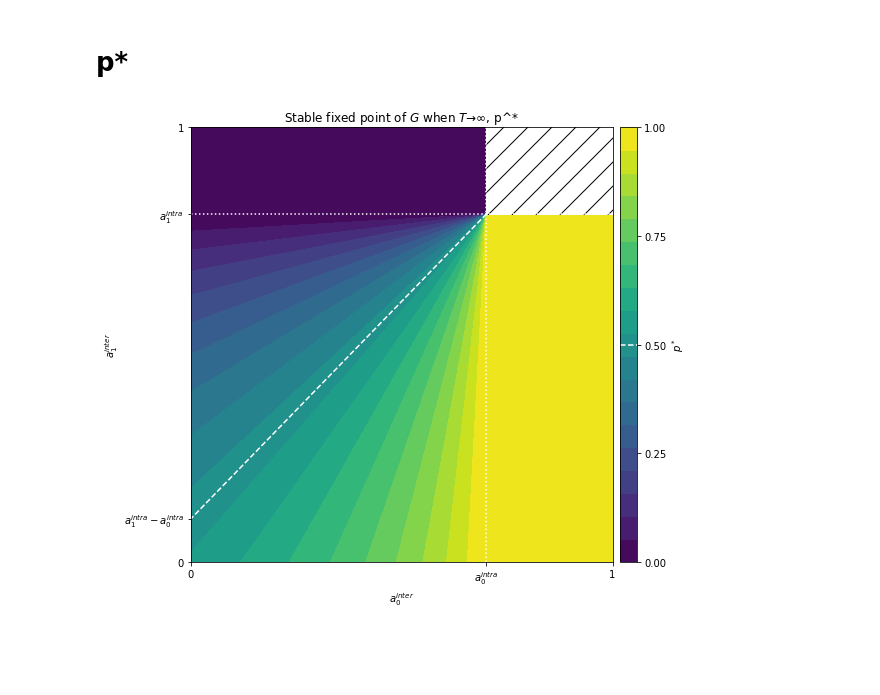
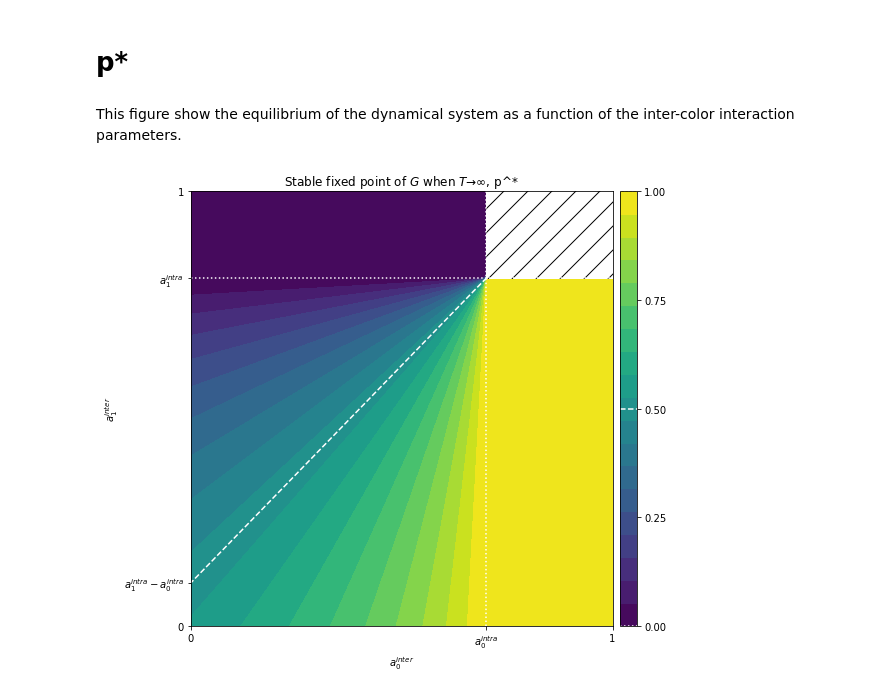
Before and after one commit to elifesciences-publications/estaudel, a Jupyter notebook: evolution_of_heredity/Supplementary_figures.ipynb, the cells around one changed output. Drawn from its saved outputs; the diff is of its cells as text; code cells hidden in the pictures; blank space fills up the shorter version.

```diff
--- a/evolution_of_heredity/Supplementary_figures.ipynb
+++ b/evolution_of_heredity/Supplementary_figures.ipynb
@@ -317,30 +31,0 @@ NameError: name 'get_segments' is not defined
-# %%
-for p in param:
-    A = p['a']
-    B = p['B']
-    r = p['r']
-    asymptotic_pstar = ehd.pstar(A)
-    g = ehd.get_gfunc(r,A,B)
-    t,pstar = ehd.continuation_on_T(g, t0=1, tf=1e-3, start=asymptotic_pstar)
-    stab = ehd.stability_of_01(g, t0=1, tf=1e-3)
-    tstar = ehd.tstar(r, A, B, precise=True)
-
-    fig = plt.figure(figsize=(12,4))
-    ax = plt.subplot2grid((1,3),(0,0),1,2)
-    for k,v in stab.items():
-        for seg in v:
-            ax.hlines(k,seg[1][0],seg[1][1],
-                      linestyles='-' if seg[0] else '--',
-                      color='C0',
-                      label='Stable' if seg[0] else 'Instable')
-
-
-    ax.vlines(tstar,0,1, linestyles=':', lw=1,color='C1', label='$T^*$')
-    ax.hlines(asymptotic_pstar,0,1, linestyles=':',lw=1, color='C2', label='$p^*$')
-
-
-    ax.plot(t,pstar, color='C0',label='Stable')
-    handles, labels = plt.gca().get_legend_handles_labels()
-    by_label = OrderedDict(zip(labels, handles))
-    plt.legend(by_label.values(), by_label.keys(), loc='center left')
-    ax.set(ylabel='Fixed points of G', xlabel='Duration of growth phase, T')
@@ -363,3 +360,5 @@ import estaudel.heredity.deterministic
+# %% [markdown]
+This figure show the equilibrium of the dynamical system as a function of the inter-color interaction parameters.
 # %%
 xx = np.linspace(0,1,200)
 Xa,Ya = np.meshgrid(xx,xx)
@@ -370,37 +369,38 @@ f = np.vectorize(lambda x,y: estaudel.heredity.deterministic.pstar(np.array([[a0
 Za = f(Xa,Ya)
 
 ticks = [0,0.25,0.5,0.75,1]
 levels = np.linspace(0,1,20)
 
 fig, ax = plt.subplots(1,1, figsize=(8,8))
-cax = make_axes_locatable(ax).append_axes("right", size="4%", pad=0.11)
+div = make_axes_locatable(ax)
+cax = div.append_axes("right", size="4%", pad=0.11)
 
 # Background
 im = ax.contourf(Xa, Ya, Za, cmap='viridis', levels=levels)
 ax.contourf(Xa, Ya, np.int_(np.isnan(Za)), colors='white', levels=[0.1,1],  hatches='/')
 ax.contour(Xa,Ya,Za,colors='w',linestyles='--',levels=[0.5])
 
 # Colorbar
-fig.colorbar(im, cax=cax, ticks=ticks,
-             label=r'$p^*$')
-cax.hlines(0.5,0,1,color='w',linestyles='--')
+cb = plt.colorbar(im, cax=cax, ticks=ticks,)
 ax.hlines(a1,0,1,color='w',linestyles=':')
 ax.vlines(a0,0,1,color='w',linestyles=':')
-
+cax.plot([0,1],[0.5,0.5],color='w',ls='--')
+cax.plot([0,1],[1,1],color='w',ls=':')
+cax.plot([0,1],[0,0],color='w',ls=':')
 
 # Set axis
 ax.set(
         xlabel=r'$a_0^{inter}$',
         ylabel=r'$a_1^{inter}$',
         title=r'Stable fixed point of $G$ when $T \to \infty$, p^*',
         xlim=(Xa[0,0],Xa[-1,-1]),
         ylim=(Ya[0,0],Ya[-1,-1]),
         xticks=[0,a0,1],
         xticklabels=[0,'$a_0^{intra}}$',1,],
         yticklabels=[0, '$a_1^{intra}-a_0^{intra}$','$a_1^{intra}$',1,],
         yticks=[0,a1-a0,a1,1]
 );
 
-plt.savefig('supfig/position_of_pstar.pdf',bbox_inches='tight')
+plt.savefig('supfig/position_of_pstar.pdf',bbox_to_inches='tight')
 # %% [output]
-[figure, old version]
+[figure, new version]
```
Also changed, not shown: parts of 33 cells of this notebook, 2 other files.
